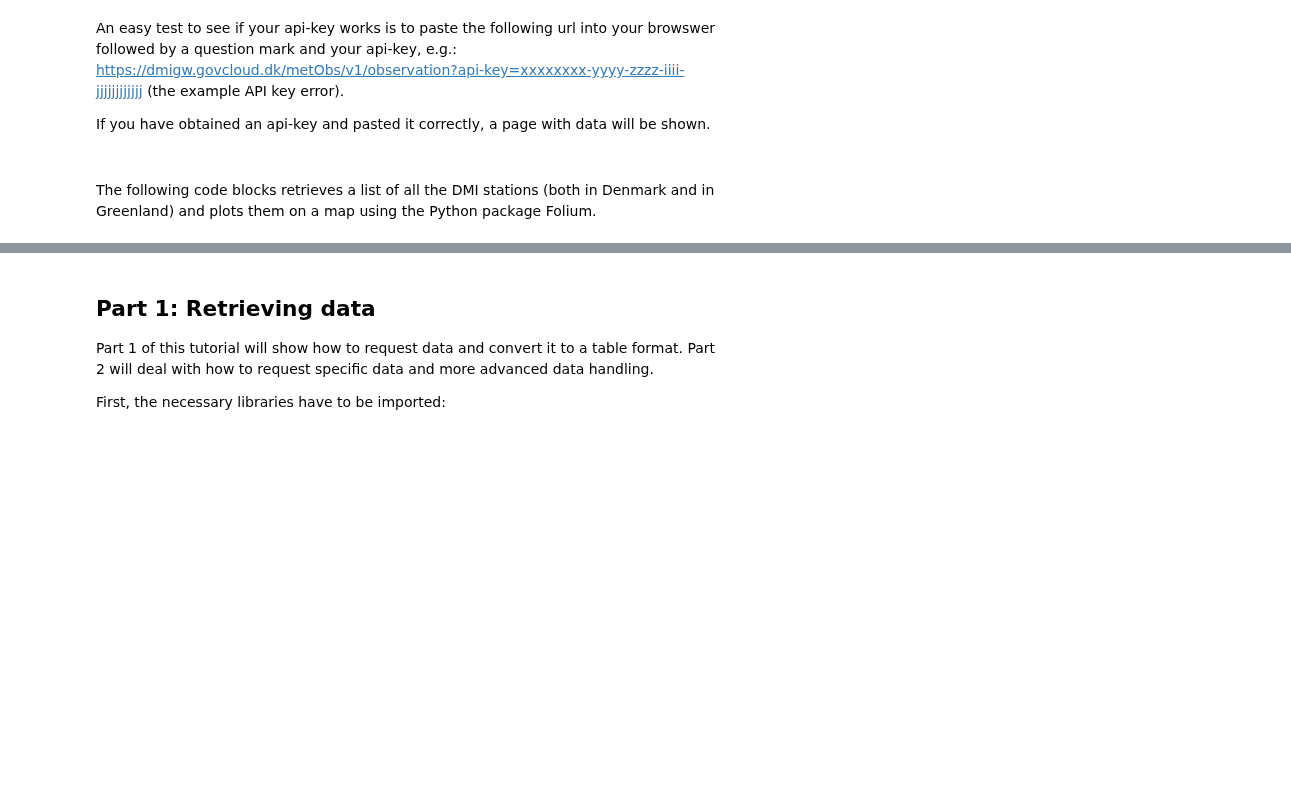
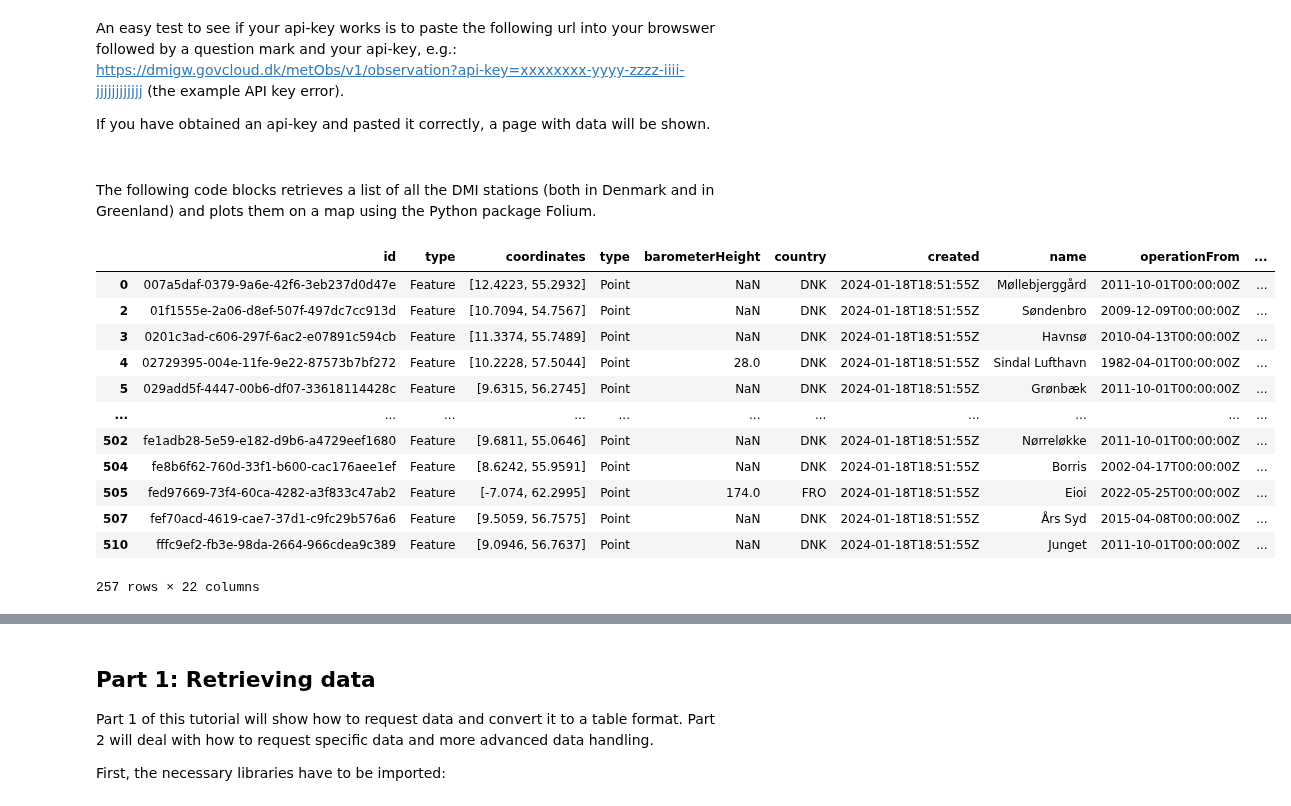
Before and after one commit to AdamRJensen/adamrjensen.github.io, a Jupyter notebook: posts/dmi_data.ipynb, the cells around one changed output, grey strips where cells are left out. Cells and saved outputs as stored; diff of their text form; code cells hidden in the pictures; blank space fills up the shorter version.

```diff
--- a/posts/dmi_data.ipynb
+++ b/posts/dmi_data.ipynb
@@ -44,14 +44,29 @@ The following code blocks retrieves a list of all the DMI stations (both in Denm
 # %%
 import requests
 r = requests.get('https://dmigw.govcloud.dk/v2/metObs/collections/station/items', params={'api-key': api_key})
 stations = pd.json_normalize(r.json()['features'])
 stations.columns = [c.replace('properties.', '').replace('geometry.', '') for c in stations.columns]
 
 # Fileter out inactive stations
 stations = stations[stations['status'] == 'Active']
 # This line removes previous locations of the same station
 # thus only the newest/current location is shown
 stations = stations[stations['validTo'].isna()]
+stations
+# %% [output]
+|  | id | type | coordinates | type | barometerHeight | country | created | name | operationFrom | ... |
+| 0 | 007a5daf-0379-9a6e-42f6-3eb237d0d47e | Feature | [12.4223, 55.2932] | Point | NaN | DNK | 2024-01-18T18:51:55Z | Møllebjerggård | 2011-10-01T00:00:00Z | ... |
+| 2 | 01f1555e-2a06-d8ef-507f-497dc7cc913d | Feature | [10.7094, 54.7567] | Point | NaN | DNK | 2024-01-18T18:51:55Z | Søndenbro | 2009-12-09T00:00:00Z | ... |
+| 3 | 0201c3ad-c606-297f-6ac2-e07891c594cb | Feature | [11.3374, 55.7489] | Point | NaN | DNK | 2024-01-18T18:51:55Z | Havnsø | 2010-04-13T00:00:00Z | ... |
+| 4 | 02729395-004e-11fe-9e22-87573b7bf272 | Feature | [10.2228, 57.5044] | Point | 28.0 | DNK | 2024-01-18T18:51:55Z | Sindal Lufthavn | 1982-04-01T00:00:00Z | ... |
+| 5 | 029add5f-4447-00b6-df07-33618114428c | Feature | [9.6315, 56.2745] | Point | NaN | DNK | 2024-01-18T18:51:55Z | Grønbæk | 2011-10-01T00:00:00Z | ... |
+| ... | ... | ... | ... | ... | ... | ... | ... | ... | ... | ... |
+| 502 | fe1adb28-5e59-e182-d9b6-a4729eef1680 | Feature | [9.6811, 55.0646] | Point | NaN | DNK | 2024-01-18T18:51:55Z | Nørreløkke | 2011-10-01T00:00:00Z | ... |
+| 504 | fe8b6f62-760d-33f1-b600-cac176aee1ef | Feature | [8.6242, 55.9591] | Point | NaN | DNK | 2024-01-18T18:51:55Z | Borris | 2002-04-17T00:00:00Z | ... |
+| 505 | fed97669-73f4-60ca-4282-a3f833c47ab2 | Feature | [-7.074, 62.2995] | Point | 174.0 | FRO | 2024-01-18T18:51:55Z | Eioi | 2022-05-25T00:00:00Z | ... |
+| 507 | fef70acd-4619-cae7-37d1-c9fc29b576a6 | Feature | [9.5059, 56.7575] | Point | NaN | DNK | 2024-01-18T18:51:55Z | Års Syd | 2015-04-08T00:00:00Z | ... |
+| 510 | fffc9ef2-fb3e-98da-2664-966cdea9c389 | Feature | [9.0946, 56.7637] | Point | NaN | DNK | 2024-01-18T18:51:55Z | Junget | 2011-10-01T00:00:00Z | ... |
+257 rows × 22 columns
 # %%
 import folium
 from folium import plugins
```
Also changed, not shown: parts of 1 cell of this notebook.
